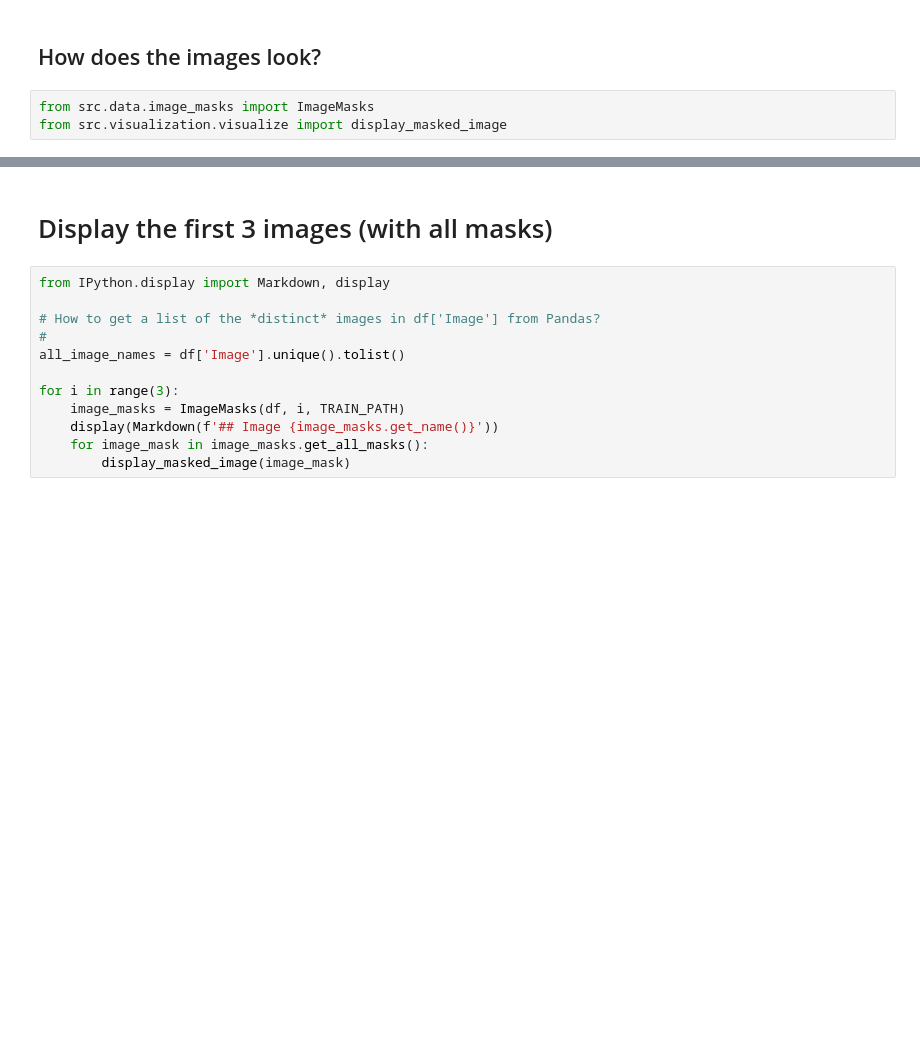
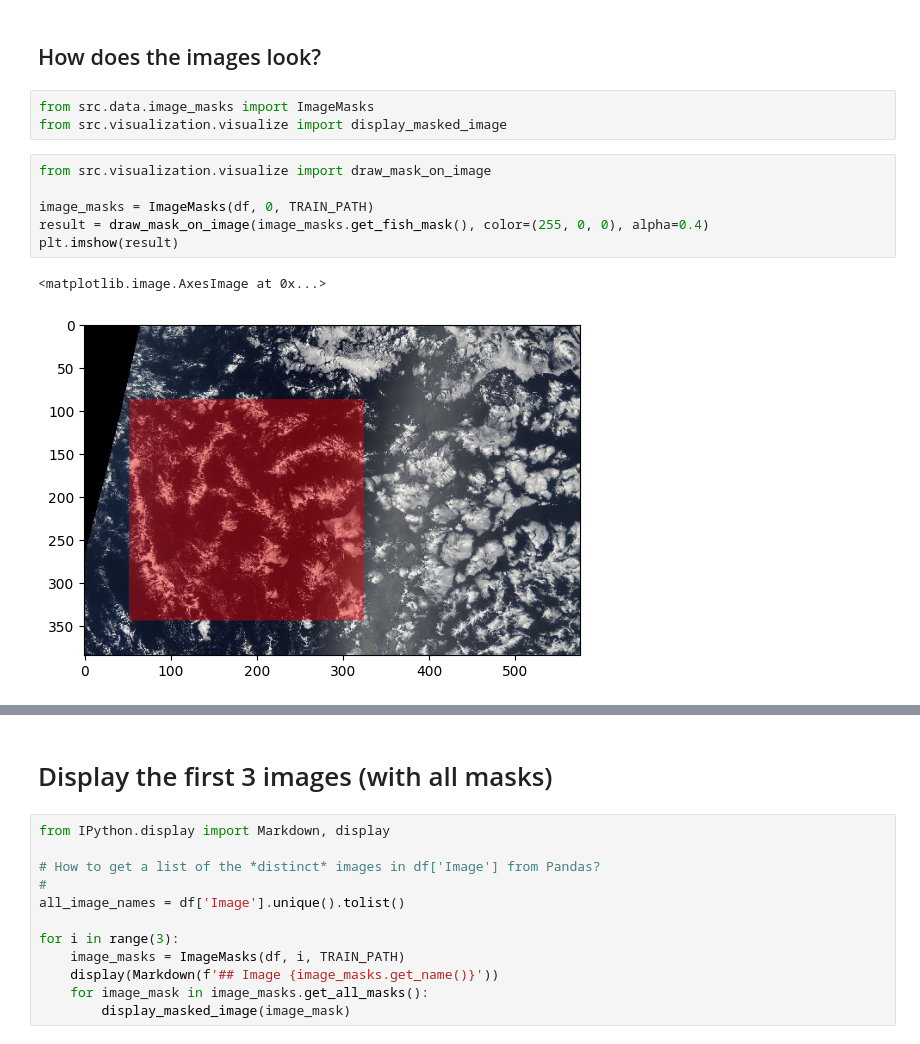
Before and after one commit to YOHANCOHENCODES/jun26_bcds_cloud_segmentation, a Jupyter notebook: notebooks/1.1-group-data-exploration.ipynb, the cells around one changed output, grey strips where cells are left out. Cells and saved outputs as stored; diff of their text form; blank space fills up the shorter version.

Commit message:
Added multiple mask display

```diff
--- a/notebooks/1.1-group-data-exploration.ipynb
+++ b/notebooks/1.1-group-data-exploration.ipynb
@@ -166,3 +163,12 @@ plt.show()
 # %%
 from src.data.image_masks import ImageMasks
 from src.visualization.visualize import display_masked_image
+# %%
+from src.visualization.visualize import draw_mask_on_image
+
+image_masks = ImageMasks(df, 0, TRAIN_PATH)
+result = draw_mask_on_image(image_masks.get_fish_mask(), color=(255, 0, 0), alpha=0.4)
+plt.imshow(result)
+# %% [output]
+<matplotlib.image.AxesImage at 0x...>
+[figure, added]
```
Also changed, not shown: parts of 2 cells of this notebook, 1 other file.
